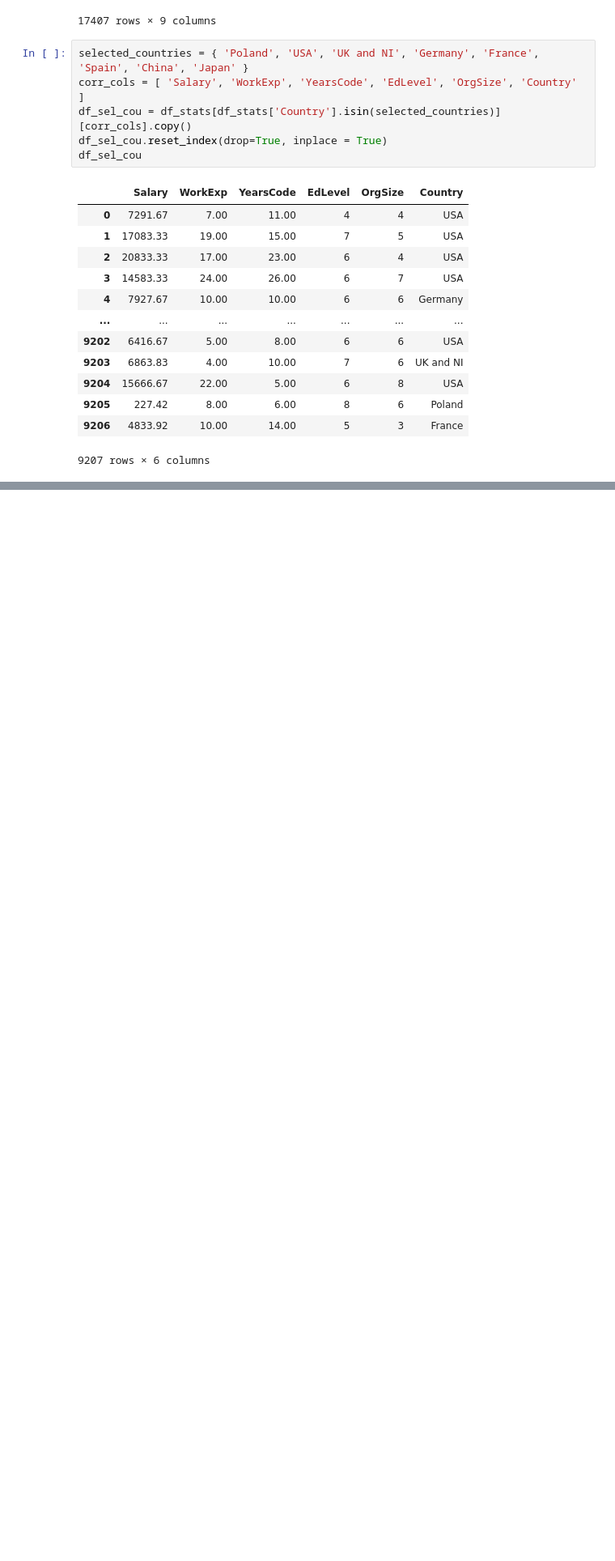
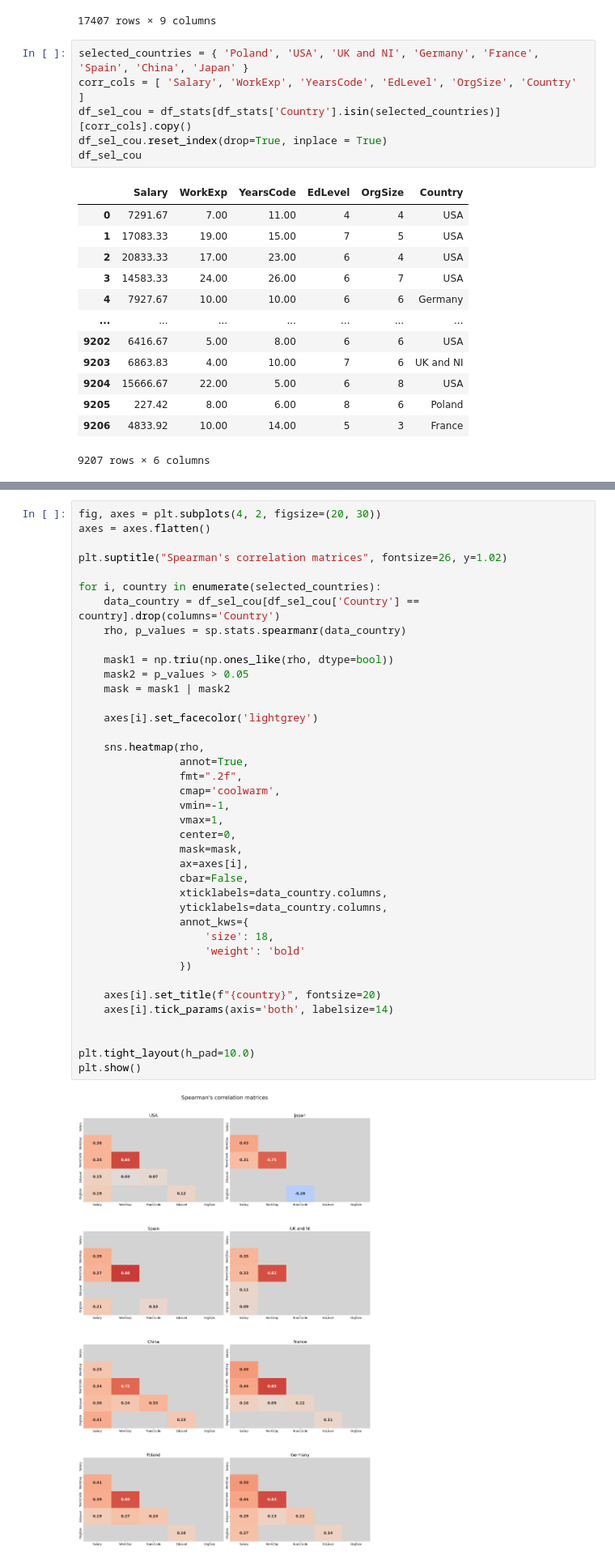
Before and after one commit to kpopiolek/it-market-analysis-2025, a Jupyter notebook: IT_job_market_analysis.ipynb, the cells around one changed output, grey strips where cells are left out. Shown at 81% size. Saved outputs shown, nothing was run; the diff lists cells and outputs as text; blank space fills up the shorter version.

```diff
--- a/IT_job_market_analysis.ipynb
+++ b/IT_job_market_analysis.ipynb
@@ -508,0 +509,41 @@ plt.show()
+# %%
+fig, axes = plt.subplots(4, 2, figsize=(20, 30))
+axes = axes.flatten()
+
+plt.suptitle("Spearman's correlation matrices", fontsize=26, y=1.02)
+
+for i, country in enumerate(selected_countries):
+    data_country = df_sel_cou[df_sel_cou['Country'] == country].drop(columns='Country')
+    rho, p_values = sp.stats.spearmanr(data_country)
+
+    mask1 = np.triu(np.ones_like(rho, dtype=bool))
+    mask2 = p_values > 0.05
+    mask = mask1 | mask2
+
+    axes[i].set_facecolor('lightgrey')
+
+    sns.heatmap(rho,
+                annot=True,
+                fmt=".2f",
+                cmap='coolwarm',
+                vmin=-1,
+                vmax=1,
+                center=0,
+                mask=mask,
+                ax=axes[i],
+                cbar=False,
+                xticklabels=data_country.columns,
+                yticklabels=data_country.columns,
+                annot_kws={
+                    'size': 18,
+                    'weight': 'bold'
+                })
+
+    axes[i].set_title(f"{country}", fontsize=20)
+    axes[i].tick_params(axis='both', labelsize=14)
+
+
+plt.tight_layout(h_pad=10.0)
+plt.show()
+# %% [output]
+[figure, added]
```
Also changed, not shown: parts of 4 cells of this notebook.
